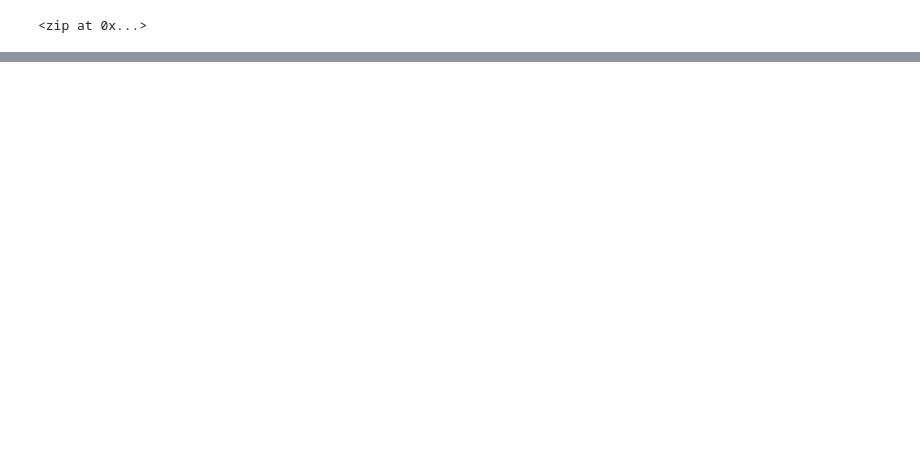
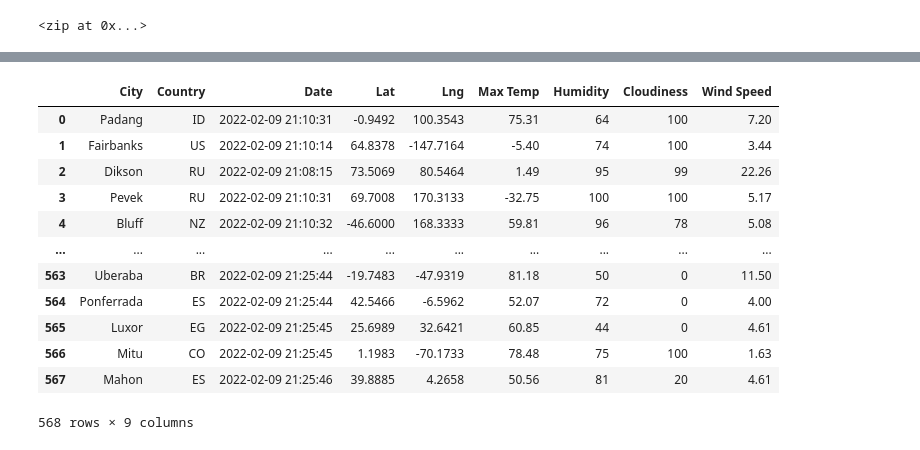
Before and after one commit to baileyvo/World_Weather_Analysis, a Jupyter notebook: WeatherPy.ipynb, the cells around one changed output, grey strips where cells are left out. Cells and saved outputs as stored; diff of their text form; code cells hidden in the pictures; blank space fills up the shorter version.

Commit message:
adding updates to WeatherPy

```diff
--- a/WeatherPy.ipynb
+++ b/WeatherPy.ipynb
@@ -33,0 +44,4 @@ len(cities)
+# %%
+# Starting URL for Weather Map API Call.
+url = "http://api.openweathermap.org/data/2.5/weather?units=Imperial&APPID=" + weather_api_key
+print(url)
@@ -33,0 +50,10 @@ len(cities)
+# %%
+# Create an empty list to hold the weather data.
+city_data = []
+# Print the beginning of the logging.
+print("Beginning Data Retrieval     ")
+print("-----------------------------")
+
+# Create counters.
+record_count = 1
+set_count = 1
@@ -33,0 +133,4 @@ len(cities)
+# %%
+# Convert the array of dictionaries to a Pandas DataFrame.
+city_data_df = pd.DataFrame(city_data)
+city_data_df.head(10)
@@ -33,0 +149,18 @@ len(cities)
+# %%
+new_column_order = ["City", "Country", "Date", "Lat", "Lng", "Max Temp", "Humidity", "Cloudiness", "Wind Speed"]
+city_data_df = city_data_df[new_column_order]
+city_data_df
+# %% [output]
+|  | City | Country | Date | Lat | Lng | Max Temp | Humidity | Cloudiness | Wind Speed |
+| 0 | Padang | ID | 2022-02-09 21:10:31 | -0.9492 | 100.3543 | 75.31 | 64 | 100 | 7.20 |
+| 1 | Fairbanks | US | 2022-02-09 21:10:14 | 64.8378 | -147.7164 | -5.40 | 74 | 100 | 3.44 |
+| 2 | Dikson | RU | 2022-02-09 21:08:15 | 73.5069 | 80.5464 | 1.49 | 95 | 99 | 22.26 |
+| 3 | Pevek | RU | 2022-02-09 21:10:31 | 69.7008 | 170.3133 | -32.75 | 100 | 100 | 5.17 |
+| 4 | Bluff | NZ | 2022-02-09 21:10:32 | -46.6000 | 168.3333 | 59.81 | 96 | 78 | 5.08 |
+| ... | ... | ... | ... | ... | ... | ... | ... | ... | ... |
+| 563 | Uberaba | BR | 2022-02-09 21:25:44 | -19.7483 | -47.9319 | 81.18 | 50 | 0 | 11.50 |
+| 564 | Ponferrada | ES | 2022-02-09 21:25:44 | 42.5466 | -6.5962 | 52.07 | 72 | 0 | 4.00 |
+| 565 | Luxor | EG | 2022-02-09 21:25:45 | 25.6989 | 32.6421 | 60.85 | 44 | 0 | 4.61 |
+| 566 | Mitu | CO | 2022-02-09 21:25:45 | 1.1983 | -70.1733 | 78.48 | 75 | 100 | 1.63 |
+| 567 | Mahon | ES | 2022-02-09 21:25:46 | 39.8885 | 4.2658 | 50.56 | 81 | 20 | 4.61 |
+568 rows × 9 columns
```
Also changed, not shown: parts of 8 cells of this notebook, 3 other files.
